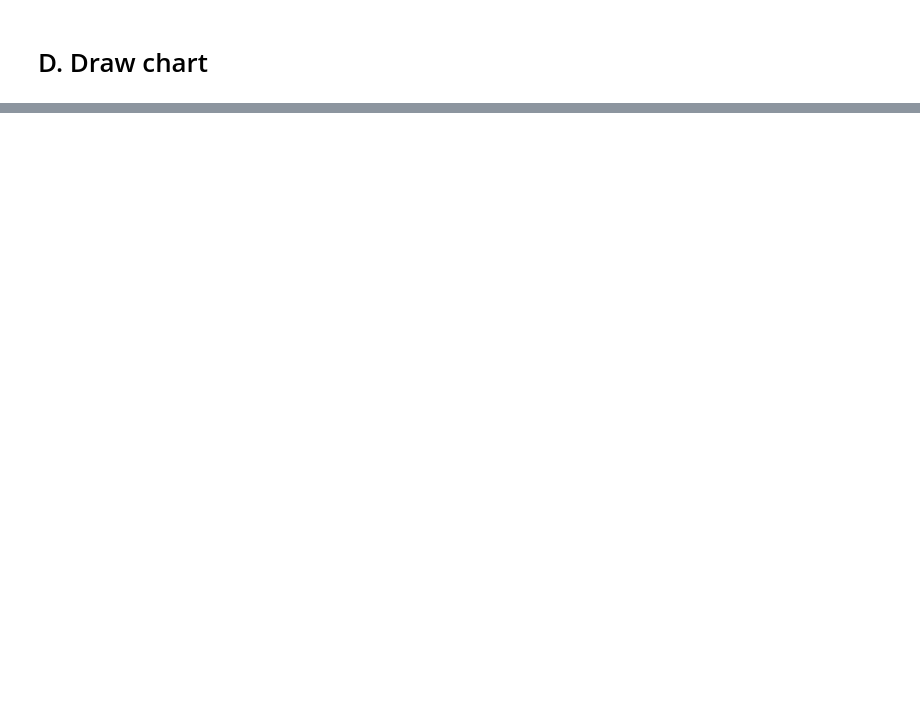
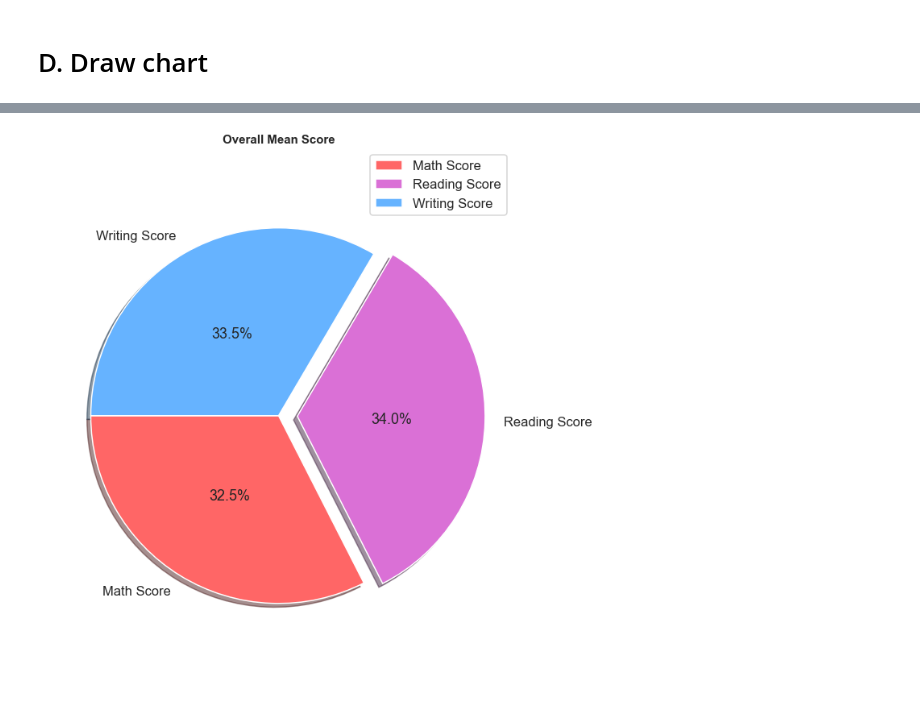
Before and after one commit to AlexGamer29/Final-Project---Intro-to-CS, a Jupyter notebook: Final_project.ipynb, the cells around one changed output, grey strips where cells are left out. Saved outputs shown, nothing was run; the diff lists cells and outputs as text; code cells hidden in the pictures; blank space fills up the shorter version.

```diff
--- a/Final_project.ipynb
+++ b/Final_project.ipynb
@@ -187,0 +297,20 @@ Name: mean, dtype: float64
+# %%
+def overall_mean_score():
+        plt.figure(figsize=(10, 10))
+        plt.axis('equal')
+        labels = ['Math Score', 'Reading Score', 'Writing Score']
+        colors = ['#ff6666', 'orchid', '#66b3ff']
+        explode = [0, 0.1, 0]
+        mean_values = [mean_math(df), mean_reading(df),
+                mean_writing(df)]
+
+        plt.pie(mean_values, labels=labels, colors=colors, explode=explode,
+                autopct='%1.1f%%', shadow=True, startangle=180, pctdistance=0.5)
+        plt.legend(['Math Score', 'Reading Score', 'Writing Score'], loc='upper right')
+        plt.title(' Overall Mean Score ', fontsize=15, fontweight='bold')
+        plt.tight_layout()
+        plt.show()
+
+overall_mean_score()
+# %% [output]
+[figure, added]
```
Also changed, not shown: parts of 16 cells of this notebook.
